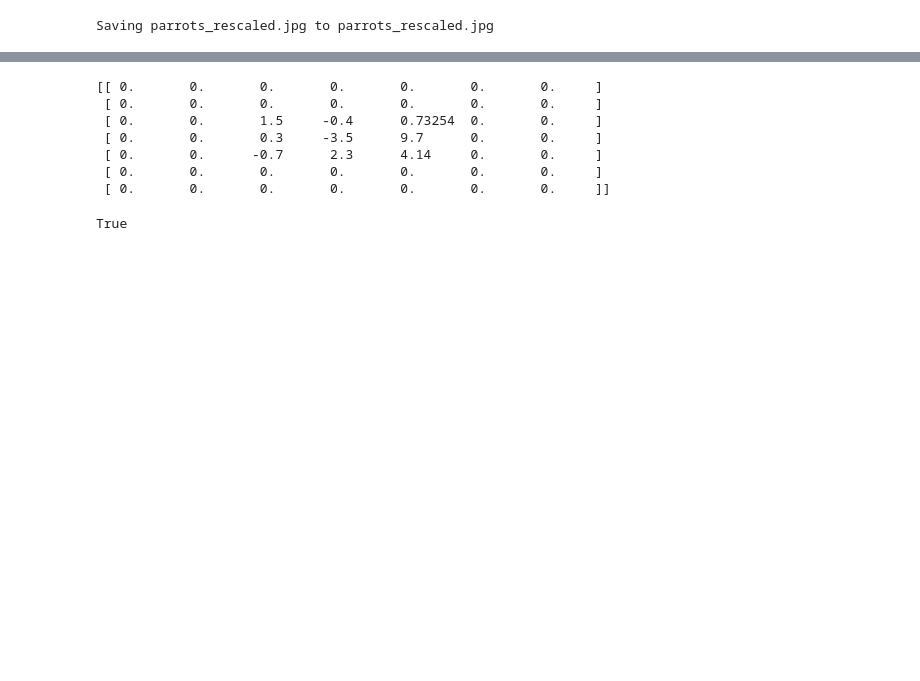
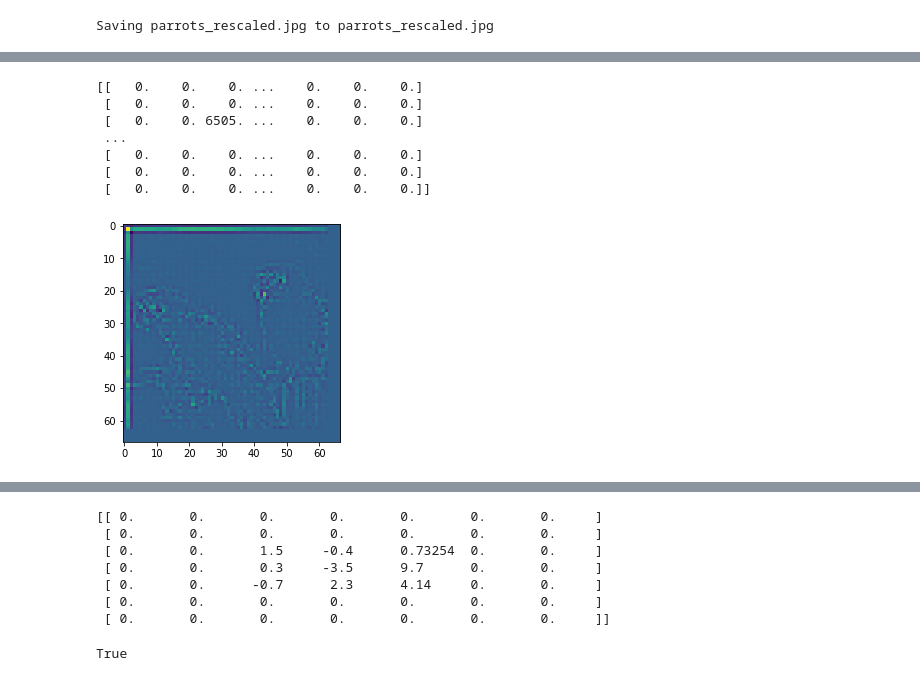
Before and after one commit to ayyucedemirbas/machine_learning_algorithms, a Jupyter notebook: 2DConvolution_and_Pooling_Numpy.ipynb, the cells around one changed output, grey strips where cells are left out. Saved outputs shown, nothing was run; the diff lists cells and outputs as text; code cells hidden in the pictures; blank space fills up the shorter version.

```diff
--- a/2DConvolution_and_Pooling_Numpy.ipynb
+++ b/2DConvolution_and_Pooling_Numpy.ipynb
@@ -117,0 +163,13 @@ Image('2DConvolved.jpg')
+# %%
+output = convolve2D(pool, kernel, padding=2)
+plt.imshow(output)
+plt.show()
+# %% [output]
+[[   0.    0.    0. ...    0.    0.    0.]
+ [   0.    0.    0. ...    0.    0.    0.]
+ [   0.    0. 6505. ...    0.    0.    0.]
+ ...
+ [   0.    0.    0. ...    0.    0.    0.]
+ [   0.    0.    0. ...    0.    0.    0.]
+ [   0.    0.    0. ...    0.    0.    0.]]
+[figure, added]
```
Also changed, not shown: parts of 21 cells of this notebook.
